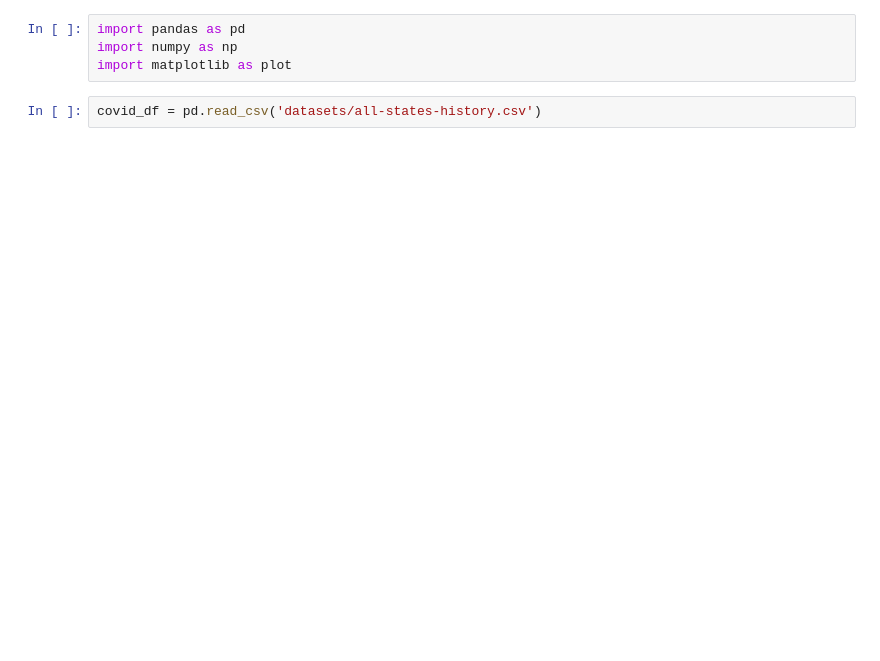
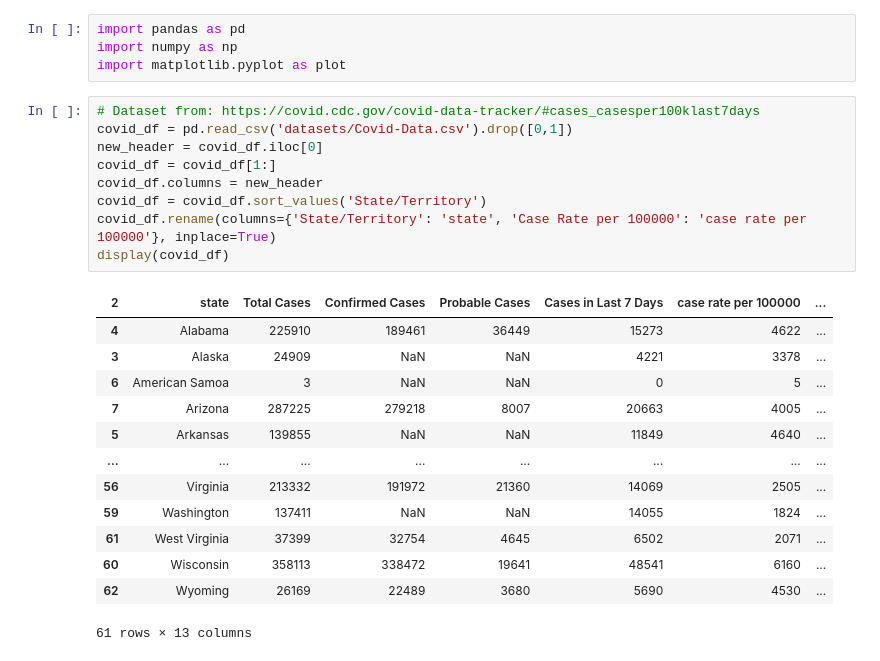
Before and after one commit to RicardoValdovinos/PolitiCovid19, a Jupyter notebook: main.ipynb, the cells around one changed output. Cells and saved outputs as stored; diff of their text form; blank space fills up the shorter version.

```diff
--- a/main.ipynb
+++ b/main.ipynb
@@ -1,6 +1,27 @@
 # %%
 import pandas as pd
 import numpy as np
-import matplotlib as plot
+import matplotlib.pyplot as plot
-# %%
-covid_df = pd.read_csv('datasets/all-states-history.csv')
+# %%
+# Dataset from: https://covid.cdc.gov/covid-data-tracker/#cases_casesper100klast7days
+covid_df = pd.read_csv('datasets/Covid-Data.csv').drop([0,1])
+new_header = covid_df.iloc[0]
+covid_df = covid_df[1:]
+covid_df.columns = new_header
+covid_df = covid_df.sort_values('State/Territory')
+covid_df.rename(columns={'State/Territory': 'state', 'Case Rate per 100000': 'case rate per 100000'}, inplace=True)
+display(covid_df)
+# %% [output]
+| 2 | state | Total Cases | Confirmed Cases | Probable Cases | Cases in Last 7 Days | case rate per 100000 | ... |
+| 4 | Alabama | 225910 | 189461 | 36449 | 15273 | 4622 | ... |
+| 3 | Alaska | 24909 | NaN | NaN | 4221 | 3378 | ... |
+| 6 | American Samoa | 3 | NaN | NaN | 0 | 5 | ... |
+| 7 | Arizona | 287225 | 279218 | 8007 | 20663 | 4005 | ... |
+| 5 | Arkansas | 139855 | NaN | NaN | 11849 | 4640 | ... |
+| ... | ... | ... | ... | ... | ... | ... | ... |
+| 56 | Virginia | 213332 | 191972 | 21360 | 14069 | 2505 | ... |
+| 59 | Washington | 137411 | NaN | NaN | 14055 | 1824 | ... |
+| 61 | West Virginia | 37399 | 32754 | 4645 | 6502 | 2071 | ... |
+| 60 | Wisconsin | 358113 | 338472 | 19641 | 48541 | 6160 | ... |
+| 62 | Wyoming | 26169 | 22489 | 3680 | 5690 | 4530 | ... |
+61 rows × 13 columns
```
Also changed, not shown: parts of 10 cells of this notebook.
